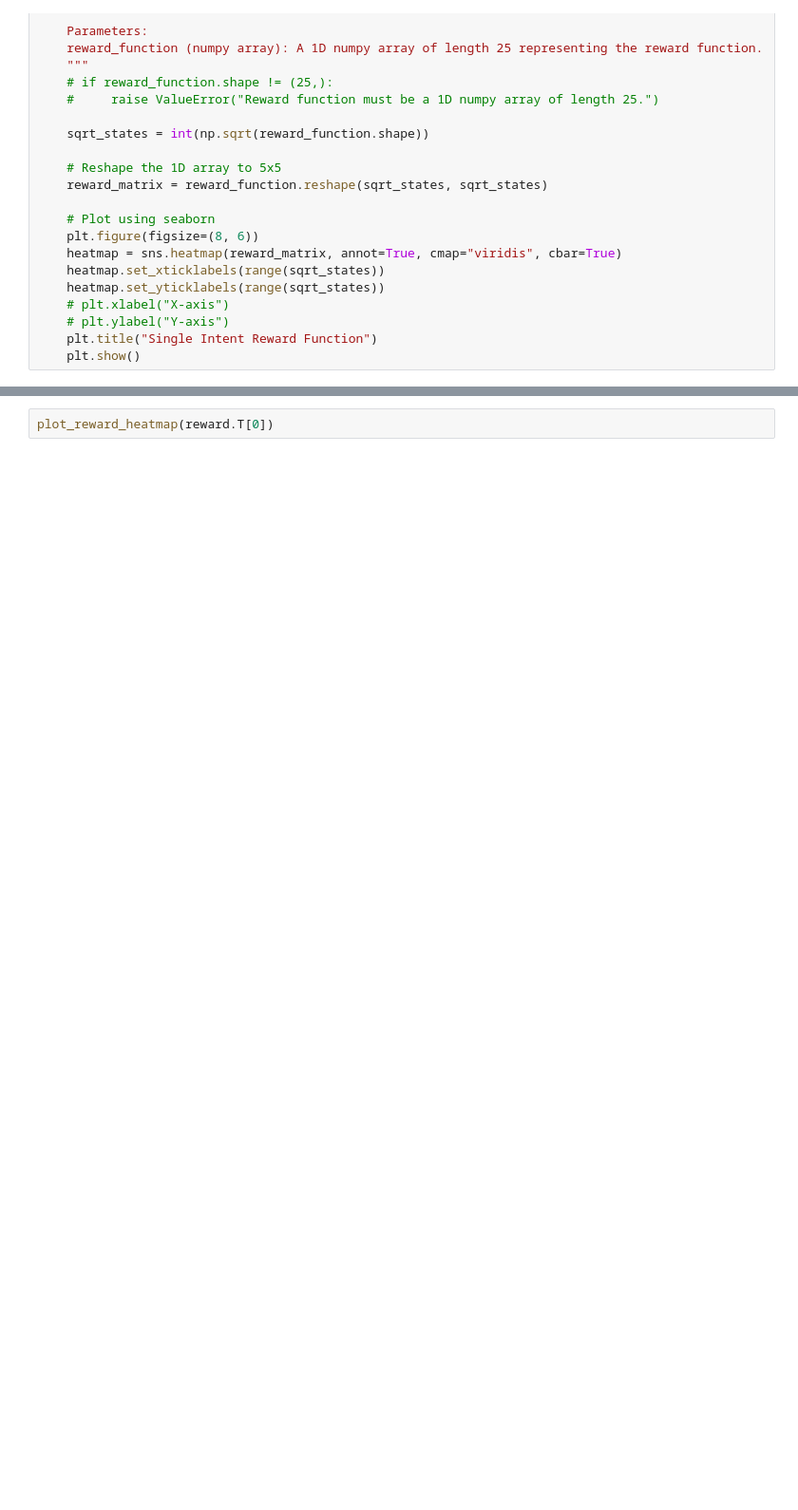
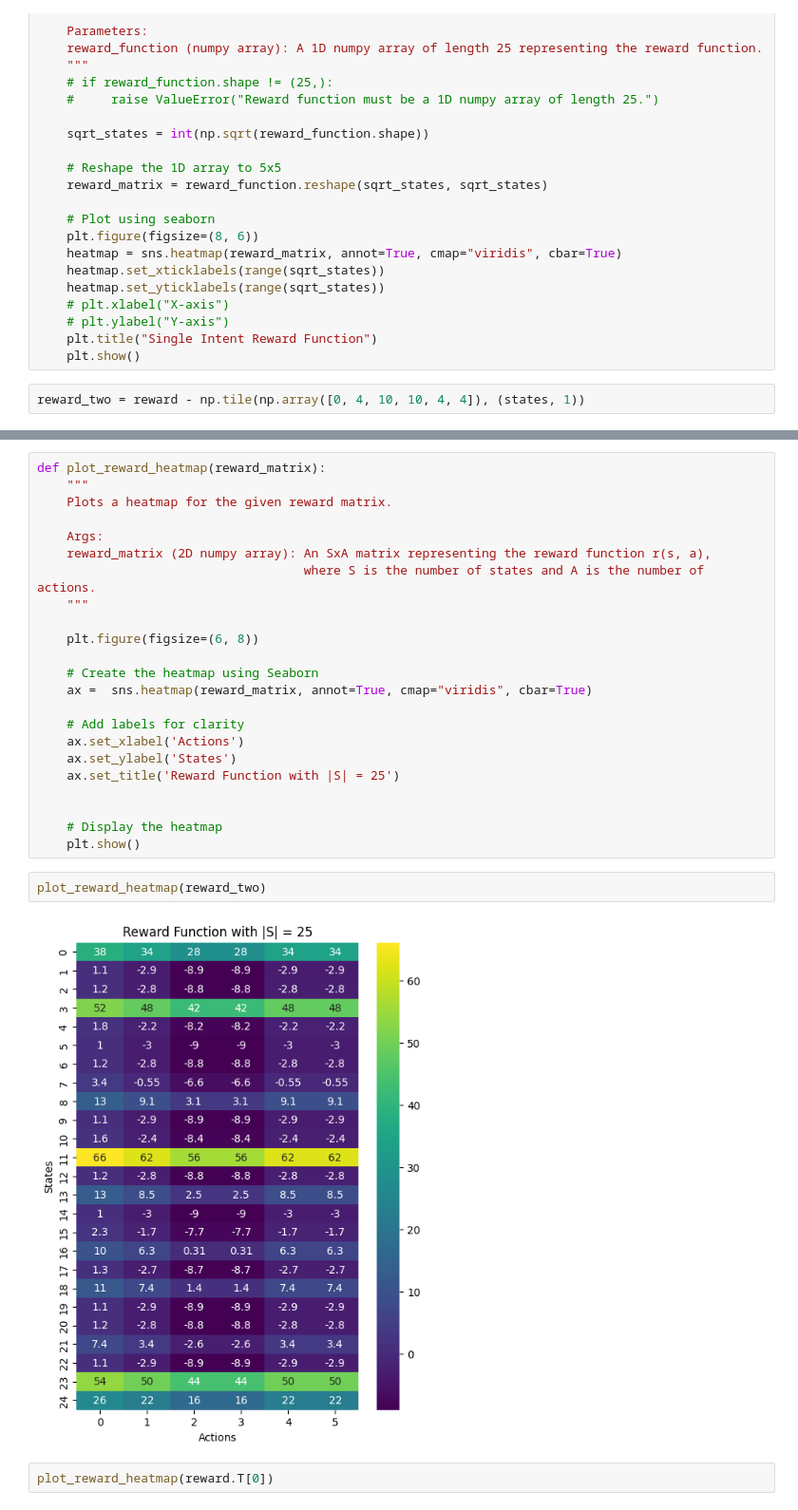
Before and after one commit to jaydenpersonnat/cs184-project, a Jupyter notebook: scratch.ipynb, the cells around one changed output, grey strips where cells are left out. Shown: that part at 95% size. Cells and saved outputs as stored; diff of their text form; blank space fills up the shorter version.

Commit message:
add some plots

```diff
--- a/scratch.ipynb
+++ b/scratch.ipynb
@@ -200,3 +201,5 @@ def plot_reward_heatmap(reward_function):
     # plt.ylabel("Y-axis")
     plt.title("Single Intent Reward Function")
     plt.show()
+# %%
+reward_two = reward - np.tile(np.array([0, 4, 10, 10, 4, 4]), (states, 1))
@@ -203,3 +226,30 @@ def plot_reward_heatmap(reward_function):
+# %%
+def plot_reward_heatmap(reward_matrix):
+    """
+    Plots a heatmap for the given reward matrix.
+
+    Args:
+    reward_matrix (2D numpy array): An SxA matrix representing the reward function r(s, a),
+                                    where S is the number of states and A is the number of actions.
+    """
+
+    plt.figure(figsize=(6, 8))
+
+    # Create the heatmap using Seaborn
+    ax =  sns.heatmap(reward_matrix, annot=True, cmap="viridis", cbar=True)
+
+    # Add labels for clarity
+    ax.set_xlabel('Actions')
+    ax.set_ylabel('States')
+    ax.set_title('Reward Function with |S| = 25')
+
+
+    # Display the heatmap
+    plt.show()
+# %%
+plot_reward_heatmap(reward_two)
+# %% [output]
+[figure, added]
 # %%
 plot_reward_heatmap(reward.T[0])
 # %% [output]
```
Also changed, not shown: parts of 8 cells of this notebook, 1 other file.
